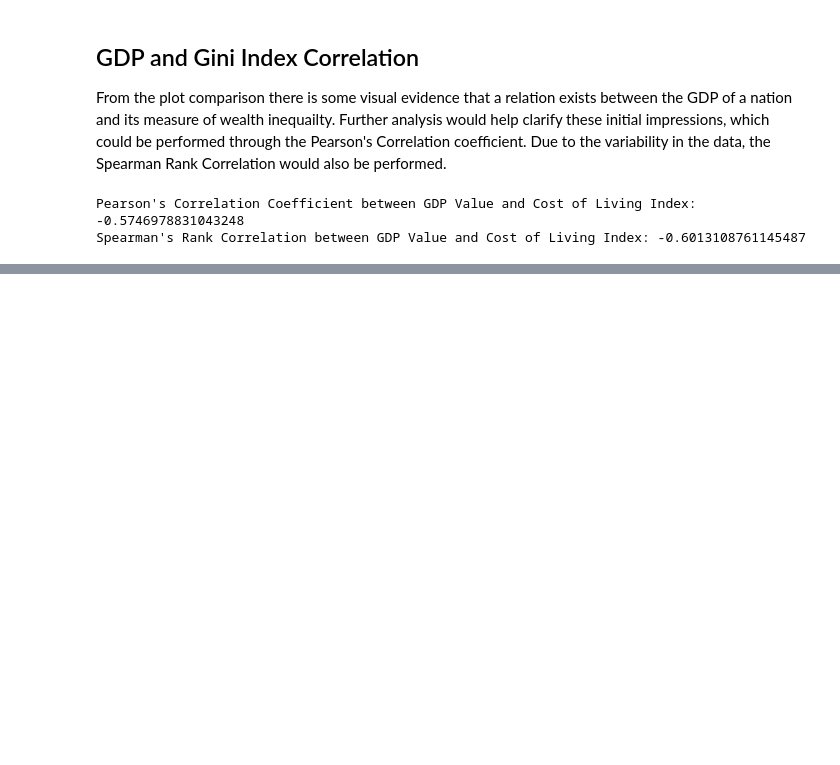
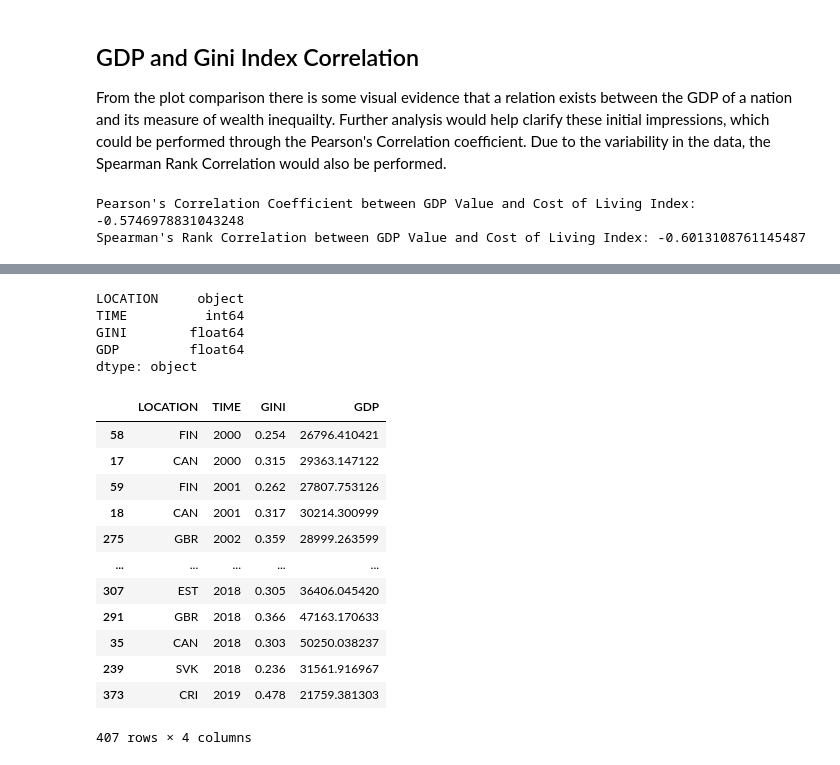
Before and after one commit to bradenbale/SYSC4906-Project, a Jupyter notebook: GiniIndex_GDP.ipynb, the cells around one changed output, grey strips where cells are left out. Cells and saved outputs as stored; diff of their text form; code cells hidden in the pictures; blank space fills up the shorter version.

```diff
--- a/GiniIndex_GDP.ipynb
+++ b/GiniIndex_GDP.ipynb
@@ -201,0 +198,37 @@ Spearman's Rank Correlation between GDP Value and Cost of Living Index: -0.60131
+# %%
+# Load current .csv dataset for GDP data
+gdpData2000 = "datasets/GDP_Selected_2000_2020_OECD.csv"
+
+# columns = {'Country','Metric', 'Subject','Measure', 'Frequency','Year', 'Value', 'Flag'}
+rawGdp_df = pd.read_csv(gdpData2000)
+rawGdp_df = rawGdp_df.drop(columns=['Flag Codes','SUBJECT','FREQUENCY','INDICATOR', 'MEASURE'])
+rawGdp_df.rename(columns={'Value':'GDP'}, inplace=True)
+
+# columns = {'Country','Metric', 'Subject','Measure', 'Frequency','Year', 'Value', 'Flag'}
+rawGini_df = pd.read_csv(giniData)
+rawGini_df = rawGini_df.drop(columns=['INDICATOR','Flag Codes','SUBJECT','MEASURE','FREQUENCY'])
+rawGini_df.rename(columns={'Value':'GINI'}, inplace=True)
+
+plotdf = rawGini_df.merge(rawGdp_df, left_on=['LOCATION','TIME'], right_on=['LOCATION','TIME'])
+plotdf.sort_values('TIME',inplace=True)
+print (plotdf.dtypes)
+plotdf
+# %% [output]
+LOCATION     object
+TIME          int64
+GINI        float64
+GDP         float64
+dtype: object
+|  | LOCATION | TIME | GINI | GDP |
+| 58 | FIN | 2000 | 0.254 | 26796.410421 |
+| 17 | CAN | 2000 | 0.315 | 29363.147122 |
+| 59 | FIN | 2001 | 0.262 | 27807.753126 |
+| 18 | CAN | 2001 | 0.317 | 30214.300999 |
+| 275 | GBR | 2002 | 0.359 | 28999.263599 |
+| ... | ... | ... | ... | ... |
+| 307 | EST | 2018 | 0.305 | 36406.045420 |
+| 291 | GBR | 2018 | 0.366 | 47163.170633 |
+| 35 | CAN | 2018 | 0.303 | 50250.038237 |
+| 239 | SVK | 2018 | 0.236 | 31561.916967 |
+| 373 | CRI | 2019 | 0.478 | 21759.381303 |
+407 rows × 4 columns
```
Also changed, not shown: parts of 4 cells of this notebook.
